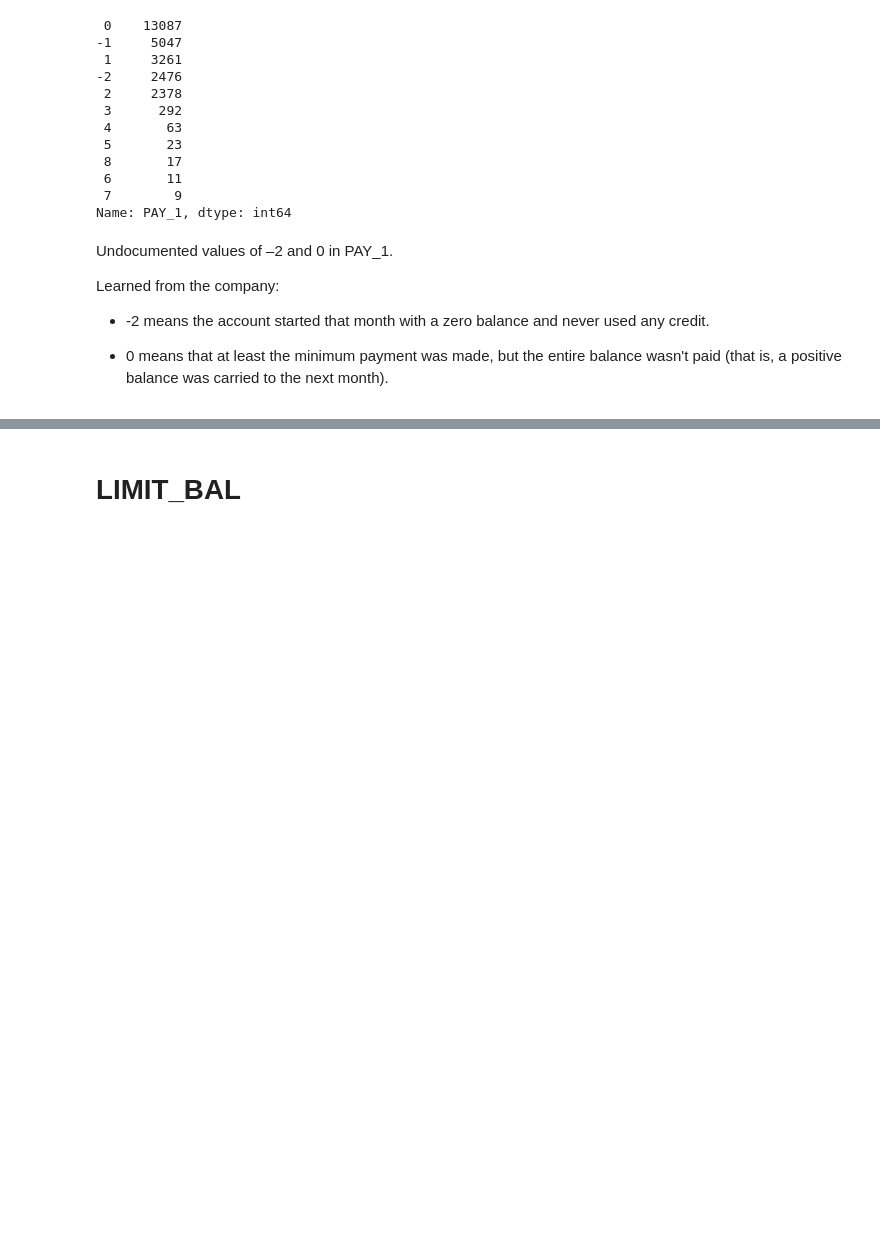
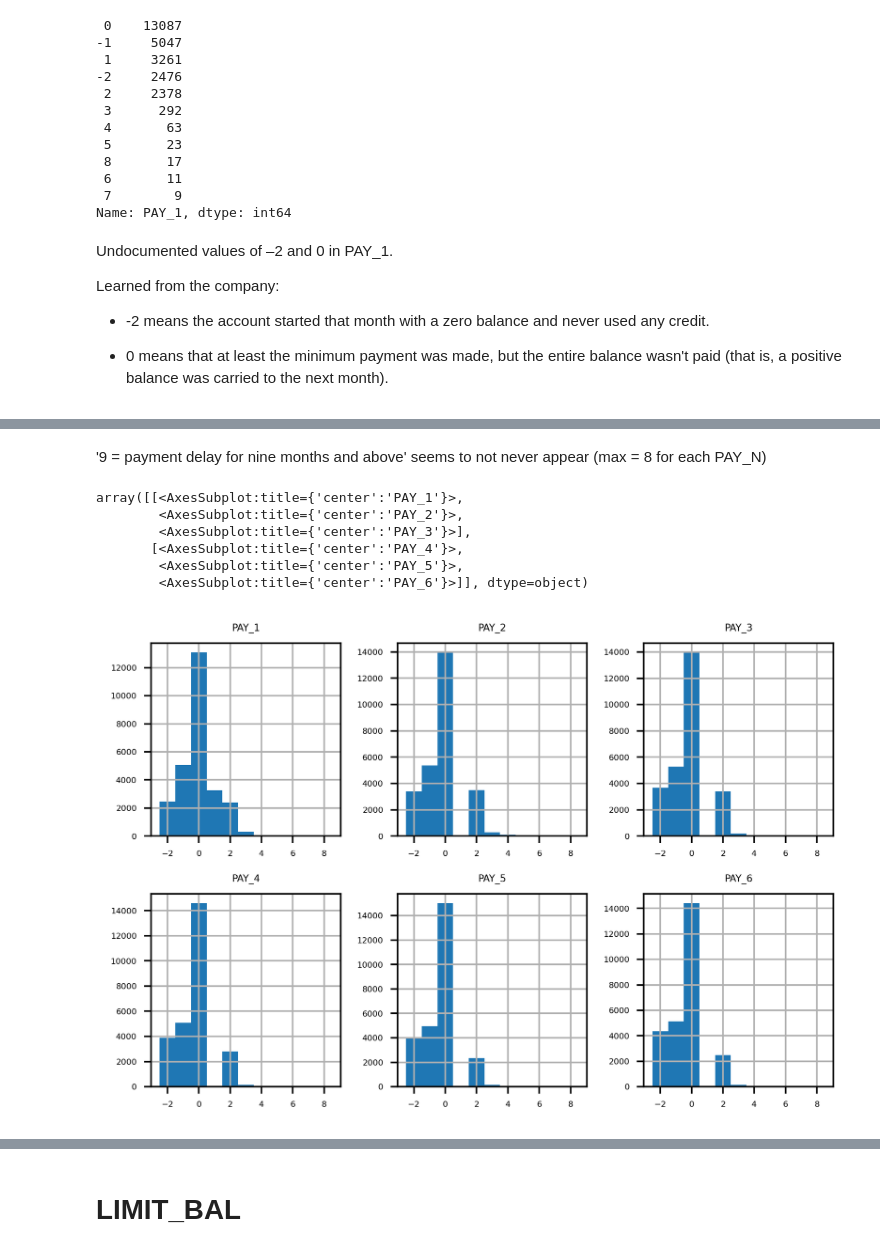
Before and after one commit to Lcesari96/CreditCards, a Jupyter notebook: Analysis.ipynb, the cells around one changed output, grey strips where cells are left out. Cells and saved outputs as stored; diff of their text form; code cells hidden in the pictures; blank space fills up the shorter version.

Commit message:
Last commit

```diff
--- a/Analysis.ipynb
+++ b/Analysis.ipynb
@@ -381,3 +385,6 @@ any credit.
 
 - 0 means that at least the minimum payment was made, but the entire balance
 wasn't paid (that is, a positive balance was carried to the next month).
+# %%
+pay_feats = ['PAY_1', 'PAY_2', 'PAY_3', 'PAY_4', 'PAY_5', 'PAY_6']
+df_clean_2[pay_feats].describe()
@@ -383,0 +401,20 @@ wasn't paid (that is, a positive balance was carried to the next month).
+# %% [markdown]
+'9 = payment delay for nine months and above' seems to not never appear (max = 8 for each PAY_N)
+# %%
+import numpy as np
+
+pay_bins = np.array(range(-2,10)) - 0.5 # Array of 12 numbers (11 bins), centered around 1(- 0.5) of the unique values of the PAY features (11 values).
+# Since the default number of bins is 10 is always better to set them correctly for realiable results.
+# BIN EDGES -> All bins have left edge closed and right open while for the last one are both closed. For control over plot appearance, it's usually better to specify
+# the bin edge locations.
+
+mpl.rcParams['font.size'] = 4
+df_clean_2[pay_feats].hist(bins=pay_bins, layout=(2,3))
+# %% [output]
+array([[<AxesSubplot:title={'center':'PAY_1'}>,
+        <AxesSubplot:title={'center':'PAY_2'}>,
+        <AxesSubplot:title={'center':'PAY_3'}>],
+       [<AxesSubplot:title={'center':'PAY_4'}>,
+        <AxesSubplot:title={'center':'PAY_5'}>,
+        <AxesSubplot:title={'center':'PAY_6'}>]], dtype=object)
+[figure, added]
```
Also changed, not shown: parts of 17 cells of this notebook, 3 other files.
